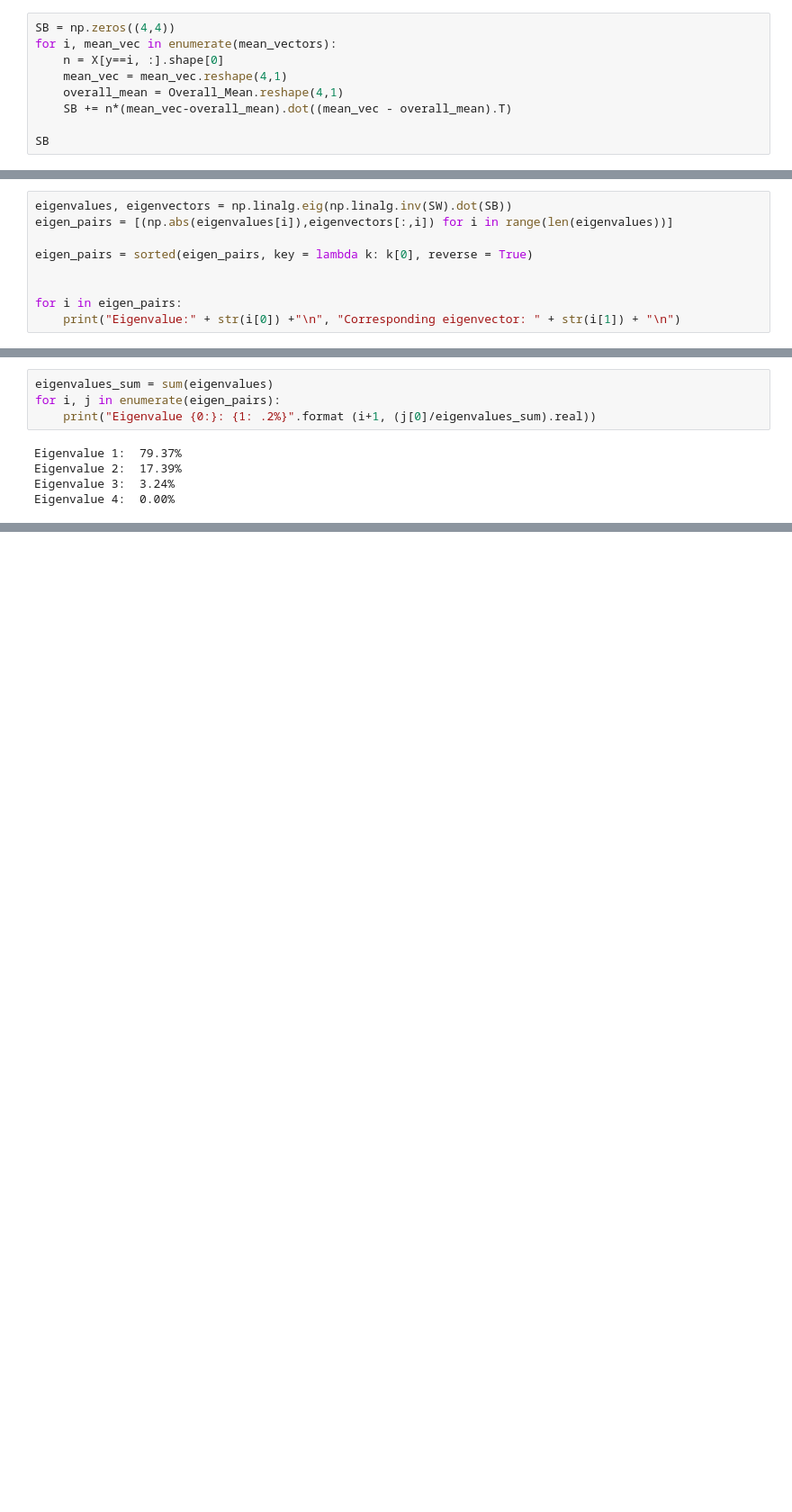
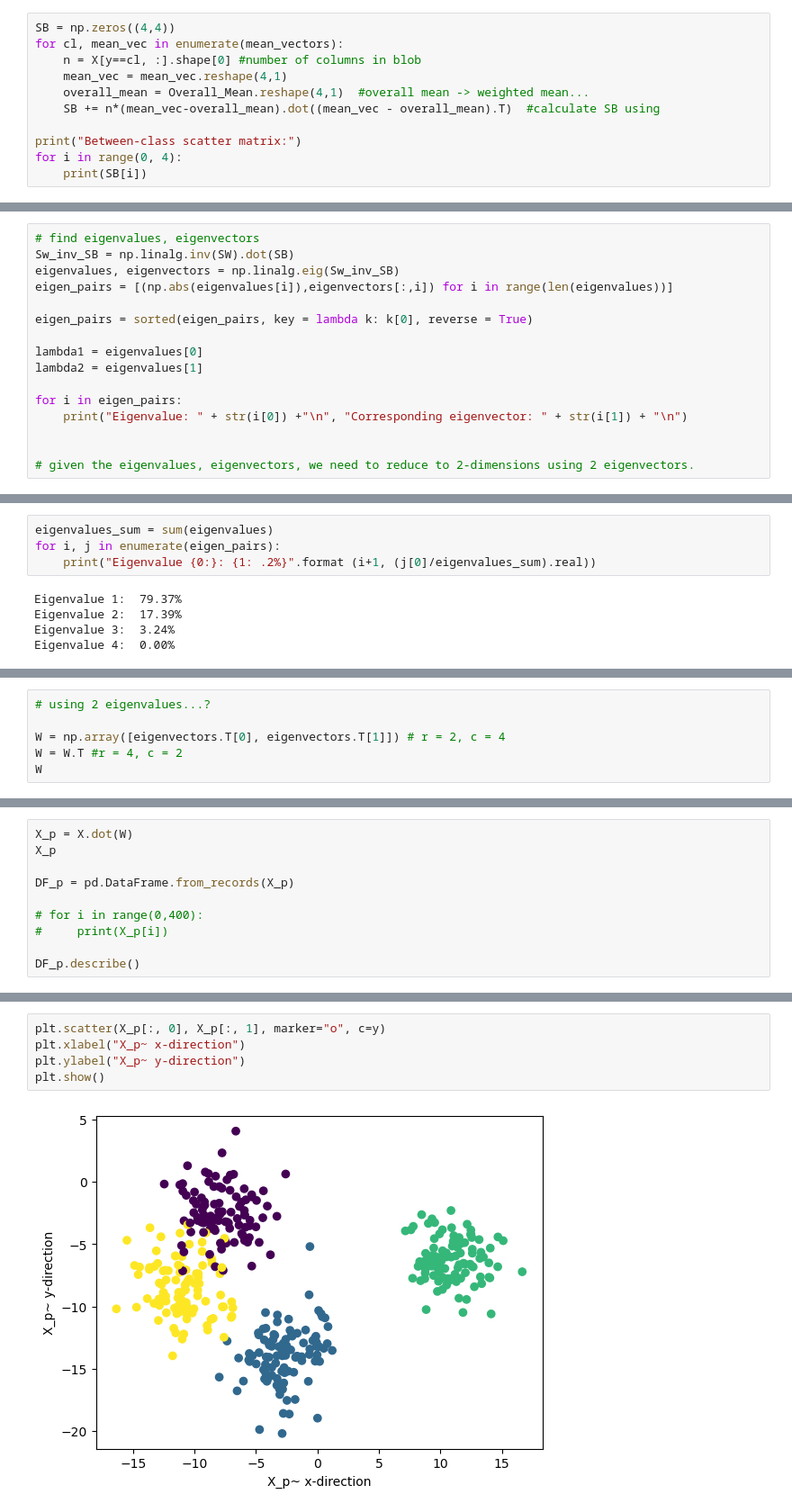
Before and after one commit to matthewpkearney/hw2-classification, a Jupyter notebook: MatthewKearney_HW2.ipynb, the cells around one changed output, grey strips where cells are left out. Shown at 90% size. Drawn from its saved outputs; the diff is of its cells as text; blank space fills up the shorter version.

```diff
--- a/MatthewKearney_HW2.ipynb
+++ b/MatthewKearney_HW2.ipynb
@@ -59,11 +154,13 @@ array([[1750.98152406,  106.48932315,  198.55647822, -169.76805166],
 Above, we can see that Sw is a symmetric 4x4 matrix.
 # %%
 SB = np.zeros((4,4))
-for i, mean_vec in enumerate(mean_vectors):
-    n = X[y==i, :].shape[0]
+for cl, mean_vec in enumerate(mean_vectors):
+    n = X[y==cl, :].shape[0] #number of columns in blob
     mean_vec = mean_vec.reshape(4,1)
-    overall_mean = Overall_Mean.reshape(4,1)
-    SB += n*(mean_vec-overall_mean).dot((mean_vec - overall_mean).T)
+    overall_mean = Overall_Mean.reshape(4,1)  #overall mean -> weighted mean...
+    SB += n*(mean_vec-overall_mean).dot((mean_vec - overall_mean).T)  #calculate SB using
 
-SB
+print("Between-class scatter matrix:")
+for i in range(0, 4):
+    print(SB[i])
 # %% [output]
@@ -79,14 +175,21 @@ array([[  6215.58365775,    343.5454076 ,  -3666.43317823,
  b. [5 pts] Reduce the dimensions to 2-D by finding the eigenvalues, λ, and their corresponding
  eigenvectors using SB and Sw matrices found in a). Projectile points and visualize the result.
 # %%
-eigenvalues, eigenvectors = np.linalg.eig(np.linalg.inv(SW).dot(SB))
+# find eigenvalues, eigenvectors
+Sw_inv_SB = np.linalg.inv(SW).dot(SB)
+eigenvalues, eigenvectors = np.linalg.eig(Sw_inv_SB)
 eigen_pairs = [(np.abs(eigenvalues[i]),eigenvectors[:,i]) for i in range(len(eigenvalues))]
 
 eigen_pairs = sorted(eigen_pairs, key = lambda k: k[0], reverse = True)
 
+lambda1 = eigenvalues[0]
+lambda2 = eigenvalues[1]
 
 for i in eigen_pairs:
-    print("Eigenvalue:" + str(i[0]) +"\n", "Corresponding eigenvector: " + str(i[1]) + "\n")
+    print("Eigenvalue: " + str(i[0]) +"\n", "Corresponding eigenvector: " + str(i[1]) + "\n")
+
+
+# given the eigenvalues, eigenvectors, we need to reduce to 2-dimensions using 2 eigenvectors.
 # %% [output]
 Eigenvalue: 18.329565866100403
  Corresponding eigenvector: [-0.31698395  0.41568254  0.50429659 -0.6873239 ]
@@ -112,0 +218,6 @@ Eigenvalue 4:  0.00%
+# %%
+# using 2 eigenvalues...?
+
+W = np.array([eigenvectors.T[0], eigenvectors.T[1]]) # r = 2, c = 4
+W = W.T #r = 4, c = 2
+W
@@ -112,0 +246,10 @@ Eigenvalue 4:  0.00%
+# %%
+X_p = X.dot(W)
+X_p
+
+DF_p = pd.DataFrame.from_records(X_p)
+
+# for i in range(0,400):
+#     print(X_p[i])
+
+DF_p.describe()
@@ -112,0 +320,7 @@ Eigenvalue 4:  0.00%
+# %%
+plt.scatter(X_p[:, 0], X_p[:, 1], marker="o", c=y)
+plt.xlabel("X_p~ x-direction")
+plt.ylabel("X_p~ y-direction")
+plt.show()
+# %% [output]
+[figure, added]
```
Also changed, not shown: parts of 34 cells of this notebook.
